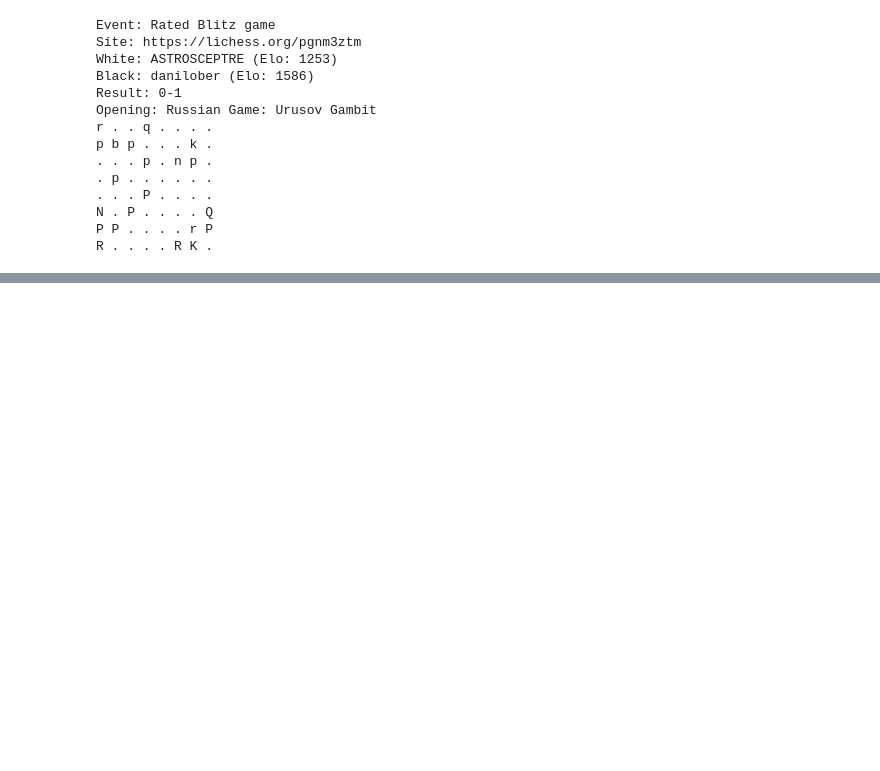
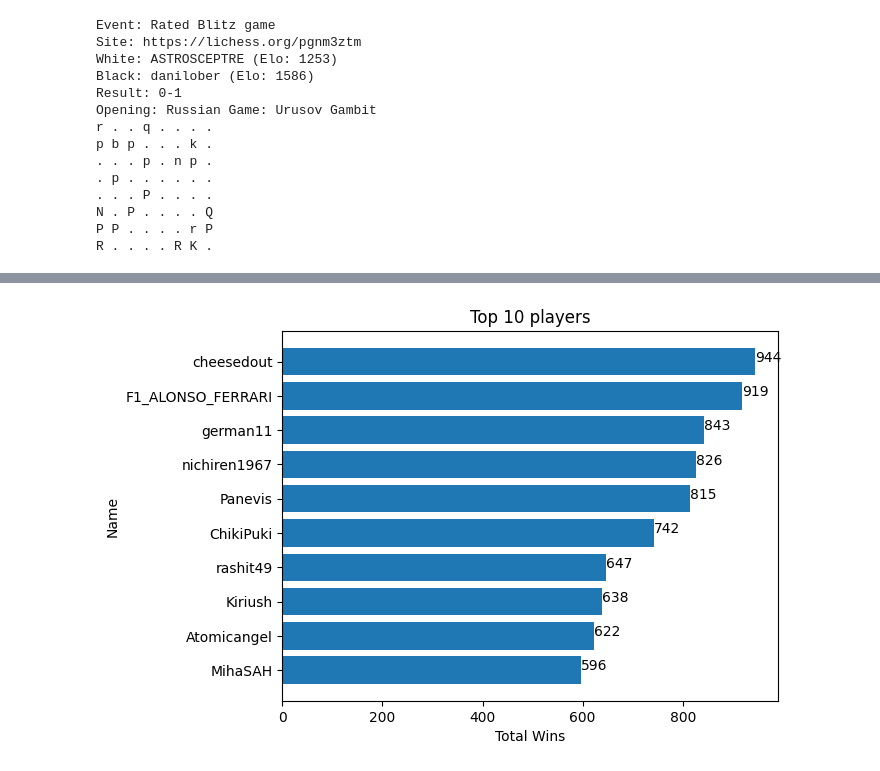
Before and after one commit to Durai-Bharath/Chess-Game-EDA, a Jupyter notebook: eda.ipynb, the cells around one changed output, grey strips where cells are left out. Saved outputs shown, nothing was run; the diff lists cells and outputs as text; code cells hidden in the pictures; blank space fills up the shorter version.

```diff
--- a/eda.ipynb
+++ b/eda.ipynb
@@ -101,0 +97,30 @@ moves file:  | size: 0
+# %%
+def count_wins(games):
+    win_counter = Counter()
+    for game in games:
+        result = game.headers.get("Result")
+        if result == "1-0":
+            winner_name = game.headers.get("White")
+            win_counter[winner_name] += 1
+        elif result == "0-1":
+            winner_name = game.headers.get("Black")
+            win_counter[winner_name] += 1
+    return win_counter
+# %%
+win_counter = count_wins(games)
+sorted_win_counter = {k:v for k,v in sorted(win_counter.items(),key= lambda item : item[1],reverse=True)}
+# %%
+#Top 10 players who won more games
+top_10_players = list(sorted_win_counter.items())[:10]
+players = [player for player , wins in top_10_players]
+wins_counts = [wins for player , wins in top_10_players]
+for index,wins in enumerate(wins_counts):
+    plt.text(wins,index,str(wins))
+plt.barh(players,wins_counts)
+plt.ylabel("Name")
+plt.xlabel("Total Wins")
+plt.title("Top 10 players")
+plt.gca().invert_yaxis()
+plt.show()
+# %% [output]
+[figure, added]
```
Also changed, not shown: parts of 12 cells of this notebook.
